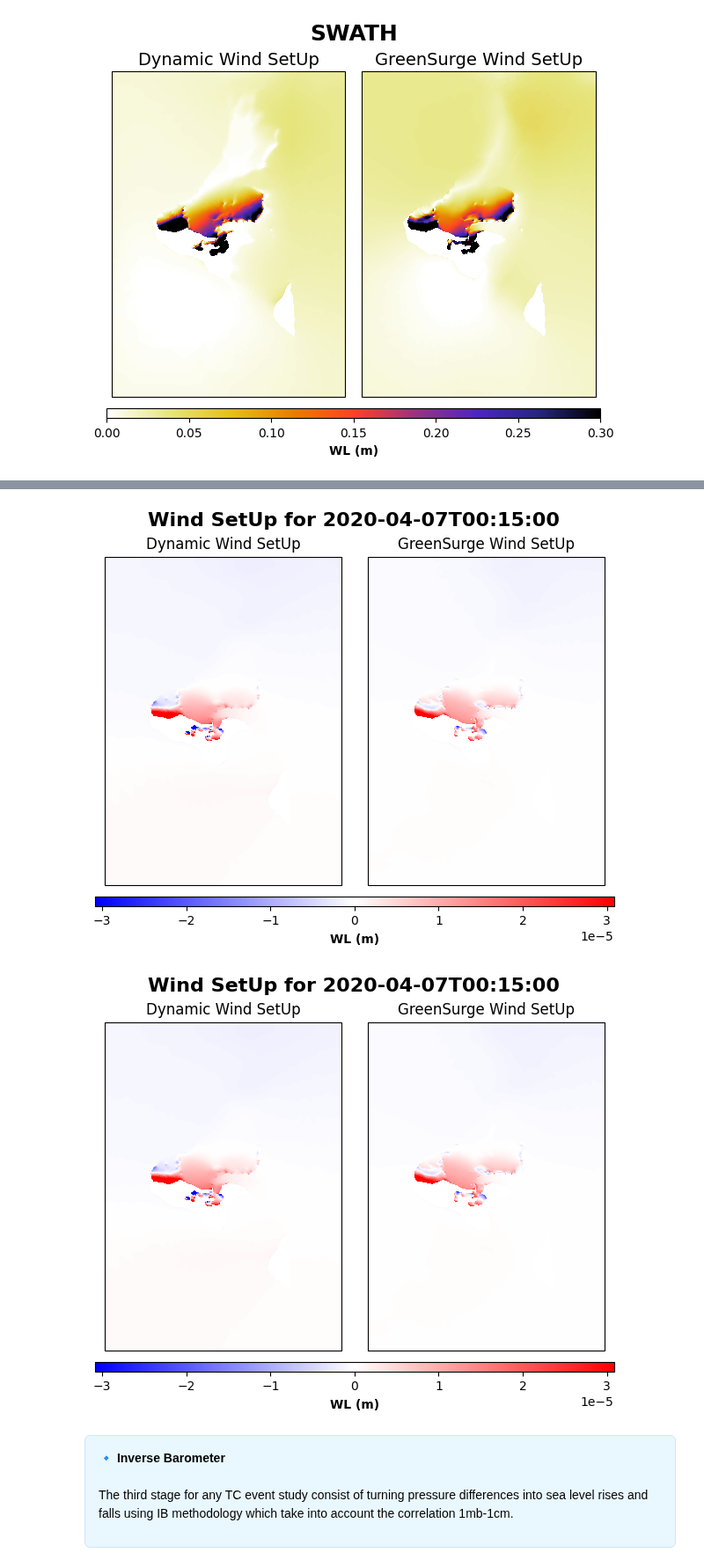
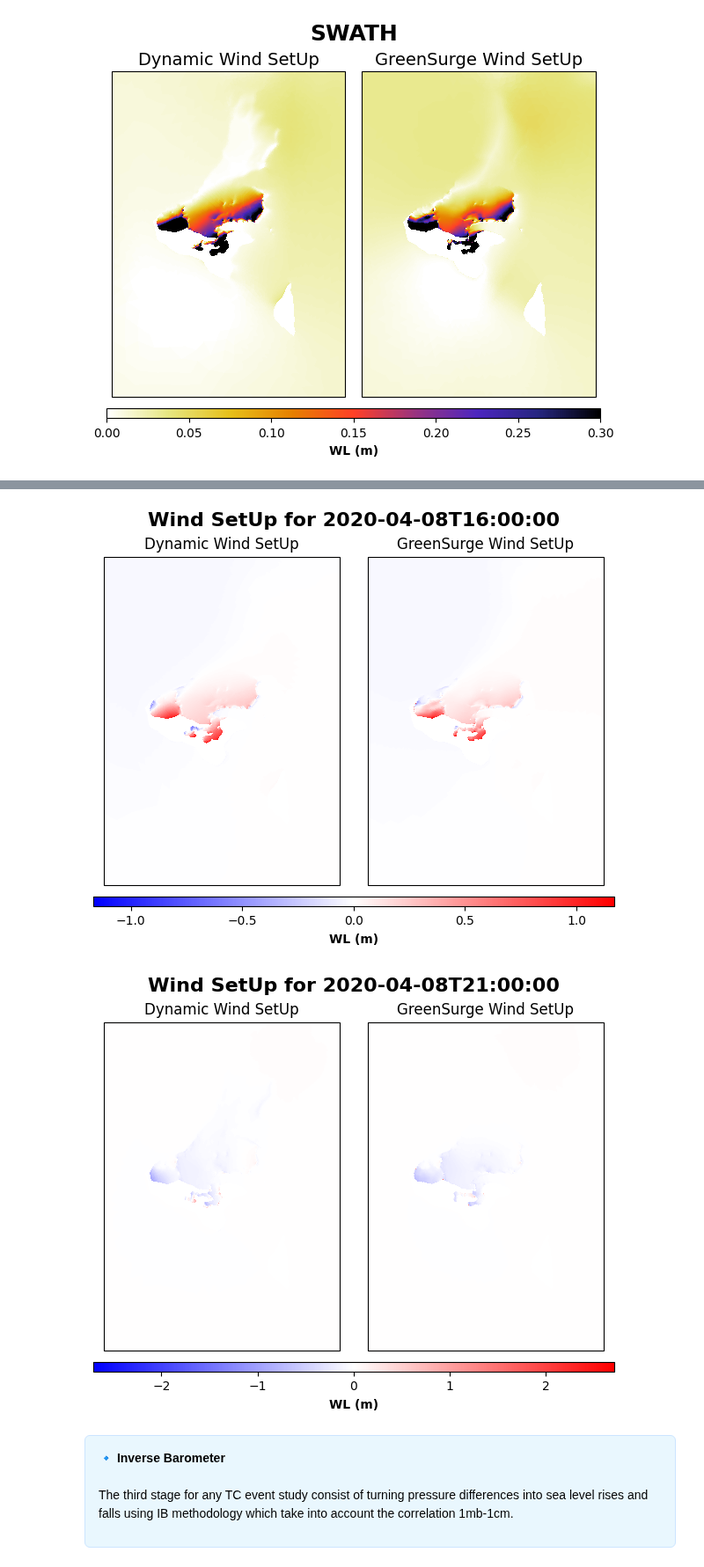
Before and after one commit to JenMontano/BlueMath, a Jupyter notebook: methods/hybrid_downscaling/additive/GreenSurge/05_Validation.ipynb, the cells around one changed output, grey strips where cells are left out. Shown at 88% size. Saved outputs shown, nothing was run; the diff lists cells and outputs as text; code cells hidden in the pictures.

```diff
--- a/methods/hybrid_downscaling/additive/GreenSurge/05_Validation.ipynb
+++ b/methods/hybrid_downscaling/additive/GreenSurge/05_Validation.ipynb
@@ -33,7 +27,7 @@ Coordinates:
 # %%
 TCname = "HAROLD2020"
 figsize = (6, 5)
-instant = [130, 160, 200]
+instant = [130, 160, 180]
 
 xds_GS_wind =xr.open_dataset(f"outputs/GreenSurge_wind_setup_{TCname}.nc")
 
@@ -53,10 +53,10 @@ from bluemath_tk.additive.greensurge import plot_GS_vs_dynamic_windsetup
 
 for i in instant:
     plot_GS_vs_dynamic_windsetup(
-        xds_GS_wind,
-        ds_WL_dynamic_WindSetUp,
-        ds_GFD_info,
-        ds_WL_dynamic_WindSetUp.time[1].values,
-        figsize=figsize,
+        ds_WL_GS_WindSetUp = xds_GS_wind,
+        ds_WL_dynamic_WindSetUp = ds_WL_dynamic_WindSetUp,
+        ds_gfd_metadata = ds_GFD_info,
+        time = ds_WL_dynamic_WindSetUp.time[i].values,
+        figsize = figsize,
     )
 # %% [output]
@@ -64,5 +64,5 @@ for i in instant:
-[figure, old version]
+[figure, new version]
-[figure, old version]
+[figure, new version]
 # %% [markdown]
 <div style="border: 1px solid #cce5ff; background-color: #e9f7fe; padding: 15px; border-radius: 6px; font-family: sans-serif;">
   <strong>🔹 Inverse Barometer</strong><br><br>
```
Also changed, not shown: parts of 10 cells of this notebook, 1 other file.
